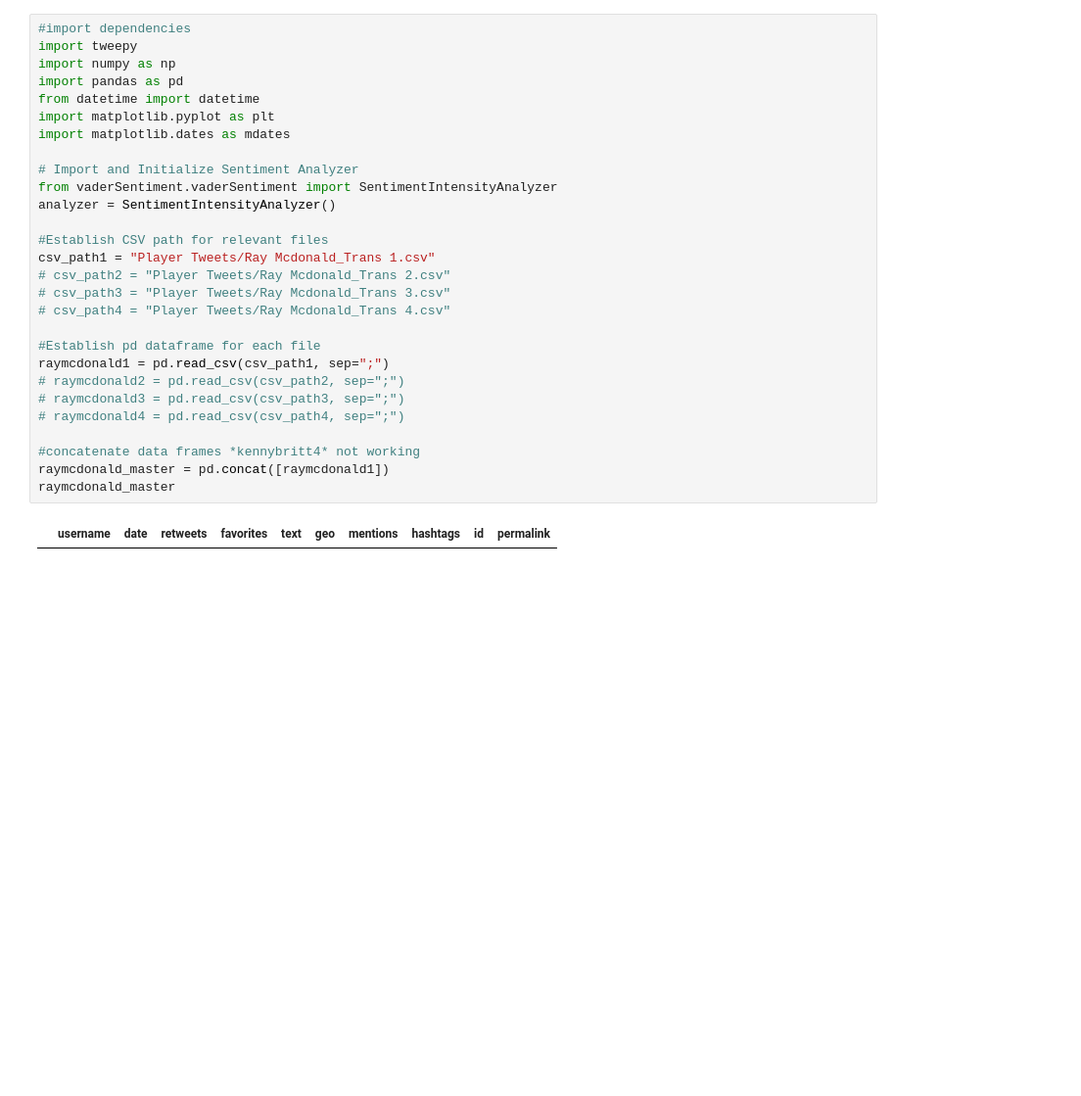
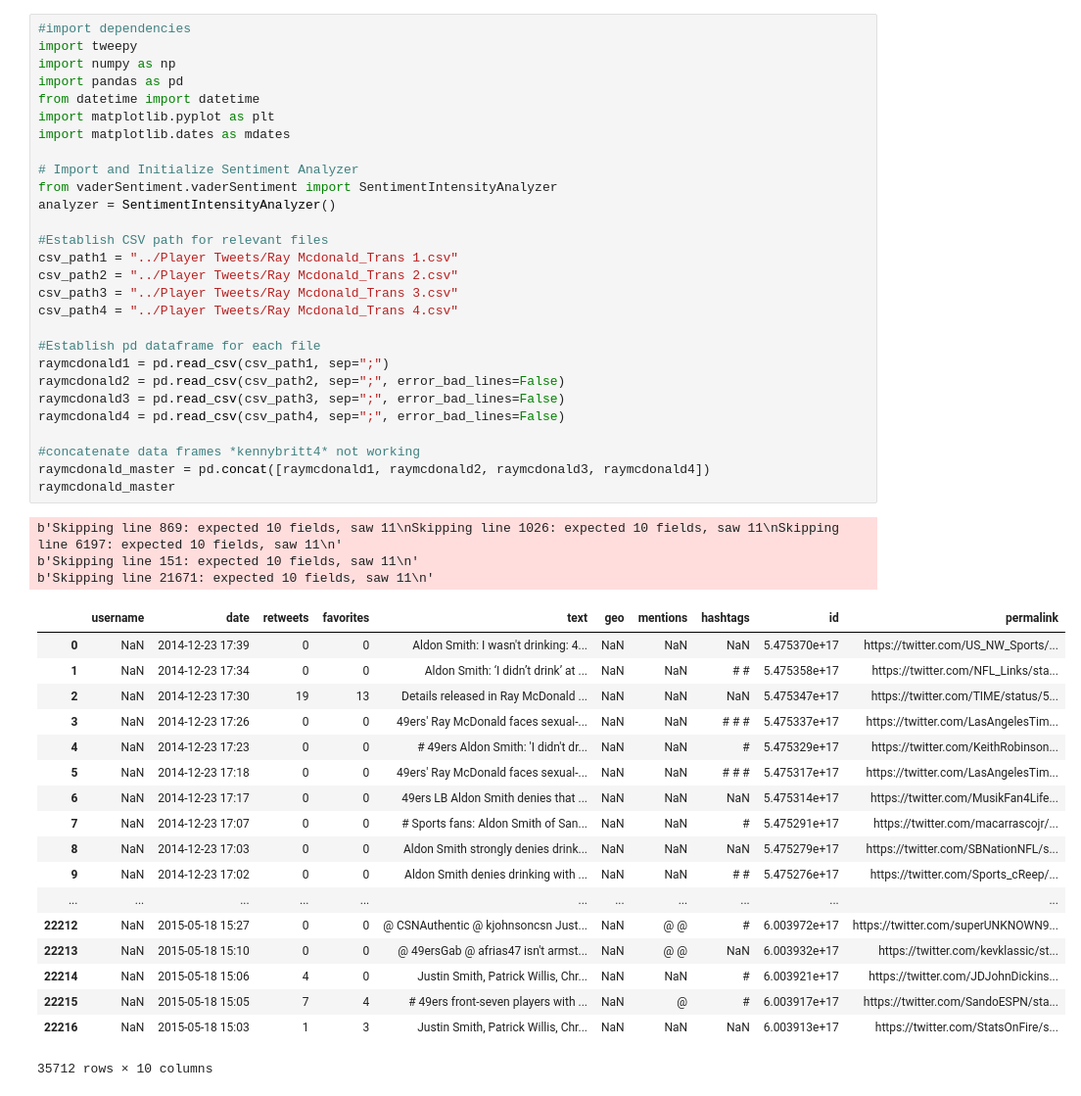
Before and after one commit to risatino/project-seadogs, a Jupyter notebook: Player_Sent_Scripts_PNGs/Player_Sentiment_Ray McDonald.ipynb, the cells around one changed output. Shown at 98% size. Drawn from its saved outputs; the diff is of its cells as text; blank space fills up the shorter version.

```diff
--- a/Player_Sent_Scripts_PNGs/Player_Sentiment_Ray McDonald.ipynb
+++ b/Player_Sent_Scripts_PNGs/Player_Sentiment_Ray McDonald.ipynb
@@ -1,33 +1,53 @@
 # %%
 #import dependencies
 import tweepy
 import numpy as np
 import pandas as pd
 from datetime import datetime
 import matplotlib.pyplot as plt
 import matplotlib.dates as mdates
 
 # Import and Initialize Sentiment Analyzer
 from vaderSentiment.vaderSentiment import SentimentIntensityAnalyzer
 analyzer = SentimentIntensityAnalyzer()
 
 #Establish CSV path for relevant files
-csv_path1 = "Player Tweets/Ray Mcdonald_Trans 1.csv"
-# csv_path2 = "Player Tweets/Ray Mcdonald_Trans 2.csv"
-# csv_path3 = "Player Tweets/Ray Mcdonald_Trans 3.csv"
-# csv_path4 = "Player Tweets/Ray Mcdonald_Trans 4.csv"
+csv_path1 = "../Player Tweets/Ray Mcdonald_Trans 1.csv"
+csv_path2 = "../Player Tweets/Ray Mcdonald_Trans 2.csv"
+csv_path3 = "../Player Tweets/Ray Mcdonald_Trans 3.csv"
+csv_path4 = "../Player Tweets/Ray Mcdonald_Trans 4.csv"
 
 #Establish pd dataframe for each file
 raymcdonald1 = pd.read_csv(csv_path1, sep=";")
-# raymcdonald2 = pd.read_csv(csv_path2, sep=";")
-# raymcdonald3 = pd.read_csv(csv_path3, sep=";")
-# raymcdonald4 = pd.read_csv(csv_path4, sep=";")
+raymcdonald2 = pd.read_csv(csv_path2, sep=";", error_bad_lines=False)
+raymcdonald3 = pd.read_csv(csv_path3, sep=";", error_bad_lines=False)
+raymcdonald4 = pd.read_csv(csv_path4, sep=";", error_bad_lines=False)
 
 #concatenate data frames *kennybritt4* not working
-raymcdonald_master = pd.concat([raymcdonald1])
+raymcdonald_master = pd.concat([raymcdonald1, raymcdonald2, raymcdonald3, raymcdonald4])
 raymcdonald_master
 # %% [output]
+b'Skipping line 869: expected 10 fields, saw 11\nSkipping line 1026: expected 10 fields, saw 11\nSkipping line 6197: expected 10 fields, saw 11\n'
+b'Skipping line 151: expected 10 fields, saw 11\n'
+b'Skipping line 21671: expected 10 fields, saw 11\n'
 |  | username | date | retweets | favorites | text | geo | mentions | hashtags | id | permalink |
+| 0 | NaN | 2014-12-23 17:39 | 0 | 0 | Aldon Smith: I wasn't drinking: 4... | NaN | NaN | NaN | 5.475370e+17 | https://twitter.com/US_NW_Sports/... |
+| 1 | NaN | 2014-12-23 17:34 | 0 | 0 | Aldon Smith: ‘I didn’t drink’ at ... | NaN | NaN | # # | 5.475358e+17 | https://twitter.com/NFL_Links/sta... |
+| 2 | NaN | 2014-12-23 17:30 | 19 | 13 | Details released in Ray McDonald ... | NaN | NaN | NaN | 5.475347e+17 | https://twitter.com/TIME/status/5... |
+| 3 | NaN | 2014-12-23 17:26 | 0 | 0 | 49ers' Ray McDonald faces sexual-... | NaN | NaN | # # # | 5.475337e+17 | https://twitter.com/LasAngelesTim... |
+| 4 | NaN | 2014-12-23 17:23 | 0 | 0 | # 49ers Aldon Smith: 'I didn't dr... | NaN | NaN | # | 5.475329e+17 | https://twitter.com/KeithRobinson... |
+| 5 | NaN | 2014-12-23 17:18 | 0 | 0 | 49ers' Ray McDonald faces sexual-... | NaN | NaN | # # # | 5.475317e+17 | https://twitter.com/LasAngelesTim... |
+| 6 | NaN | 2014-12-23 17:17 | 0 | 0 | 49ers LB Aldon Smith denies that ... | NaN | NaN | NaN | 5.475314e+17 | https://twitter.com/MusikFan4Life... |
+| 7 | NaN | 2014-12-23 17:07 | 0 | 0 | # Sports fans: Aldon Smith of San... | NaN | NaN | # | 5.475291e+17 | https://twitter.com/macarrascojr/... |
+| 8 | NaN | 2014-12-23 17:03 | 0 | 0 | Aldon Smith strongly denies drink... | NaN | NaN | NaN | 5.475279e+17 | https://twitter.com/SBNationNFL/s... |
+| 9 | NaN | 2014-12-23 17:02 | 0 | 0 | Aldon Smith denies drinking with ... | NaN | NaN | # # | 5.475276e+17 | https://twitter.com/Sports_cReep/... |
+| ... | ... | ... | ... | ... | ... | ... | ... | ... | ... | ... |
+| 22212 | NaN | 2015-05-18 15:27 | 0 | 0 | @ CSNAuthentic @ kjohnsoncsn Just... | NaN | @ @ | # | 6.003972e+17 | https://twitter.com/superUNKNOWN9... |
+| 22213 | NaN | 2015-05-18 15:10 | 0 | 0 | @ 49ersGab @ afrias47 isn't armst... | NaN | @ @ | NaN | 6.003932e+17 | https://twitter.com/kevklassic/st... |
+| 22214 | NaN | 2015-05-18 15:06 | 4 | 0 | Justin Smith, Patrick Willis, Chr... | NaN | NaN | # | 6.003921e+17 | https://twitter.com/JDJohnDickins... |
+| 22215 | NaN | 2015-05-18 15:05 | 7 | 4 | # 49ers front-seven players with ... | NaN | @ | # | 6.003917e+17 | https://twitter.com/SandoESPN/sta... |
+| 22216 | NaN | 2015-05-18 15:03 | 1 | 3 | Justin Smith, Patrick Willis, Chr... | NaN | NaN | NaN | 6.003913e+17 | https://twitter.com/StatsOnFire/s... |
+35712 rows × 10 columns
 # %%
 #fillna's with text to fix error
 raymcdonald_master["text"].fillna("text", inplace=True)
```
Also changed, not shown: parts of 6 cells of this notebook, 29 other files.
